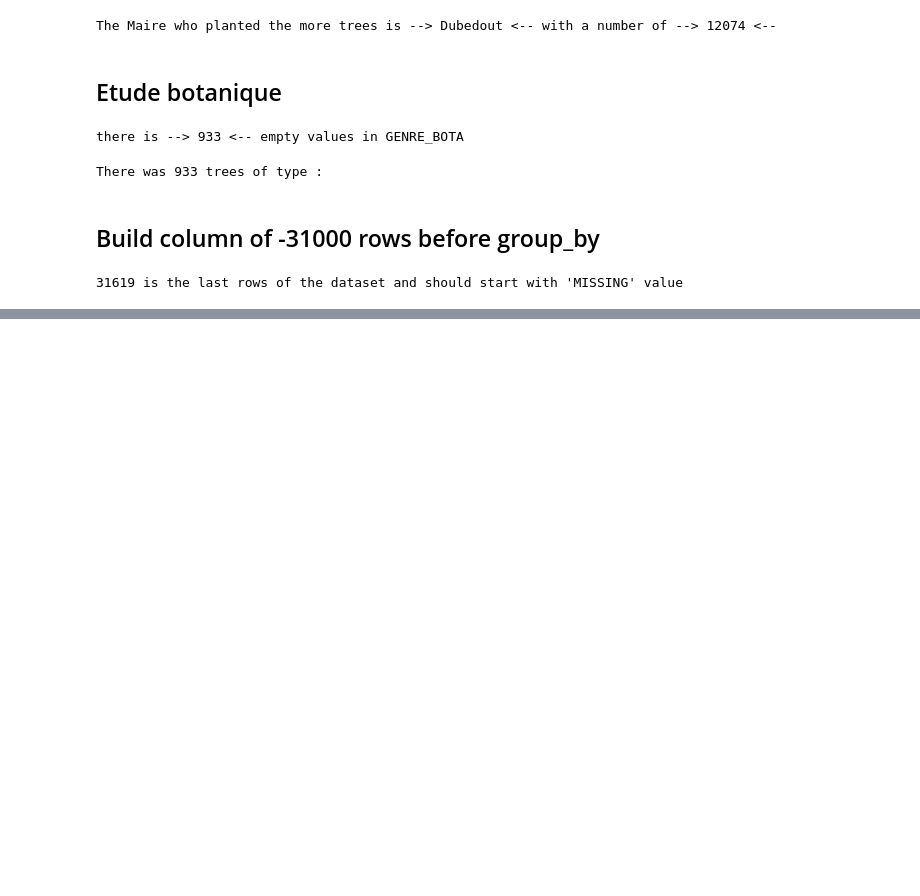
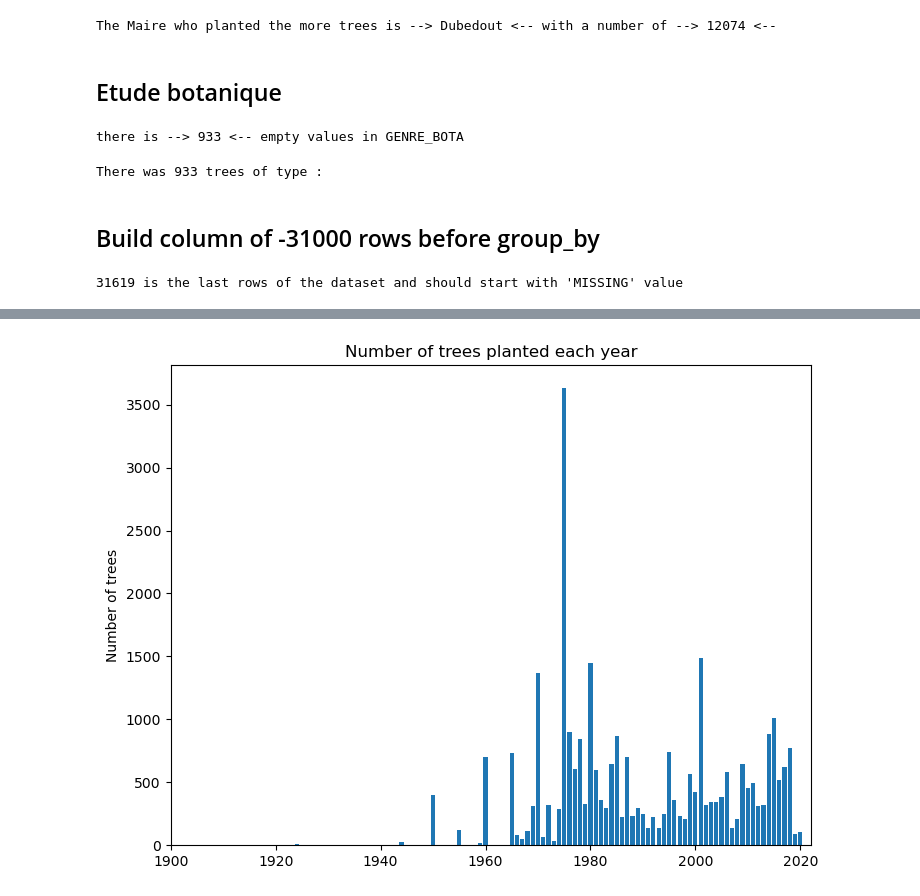
Before and after one commit to ManuLabricole/CDN-StatisticExploratoire, a Jupyter notebook: notebooks/arbres.ipynb, the cells around one changed output, grey strips where cells are left out. Saved outputs shown, nothing was run; the diff lists cells and outputs as text; code cells hidden in the pictures; blank space fills up the shorter version.

```diff
--- a/notebooks/arbres.ipynb
+++ b/notebooks/arbres.ipynb
@@ -417,0 +505,19 @@ for key in concatDictByType.keys():
+# %%
+sortedTreeTupleList
+annee = [int(el[0]) for el in sortedTreeTupleList]
+nb_trees = [int(el[1]) for el in sortedTreeTupleList]
+# %%
+fig = plt.figure()
+ax = fig.add_axes([0,0,1,1])
+maire_list = maireTreeDict.keys()
+tree_planted = maireTreeDict.values()
+ax.bar(annee,nb_trees)
+
+ax.set_ylabel('Number of trees')
+ax.set_title('Number of trees planted each year')
+
+plt.xlim(1900,2022)
+
+plt.show()
+# %% [output]
+[figure, added]
```
Also changed, not shown: parts of 28 cells of this notebook.
